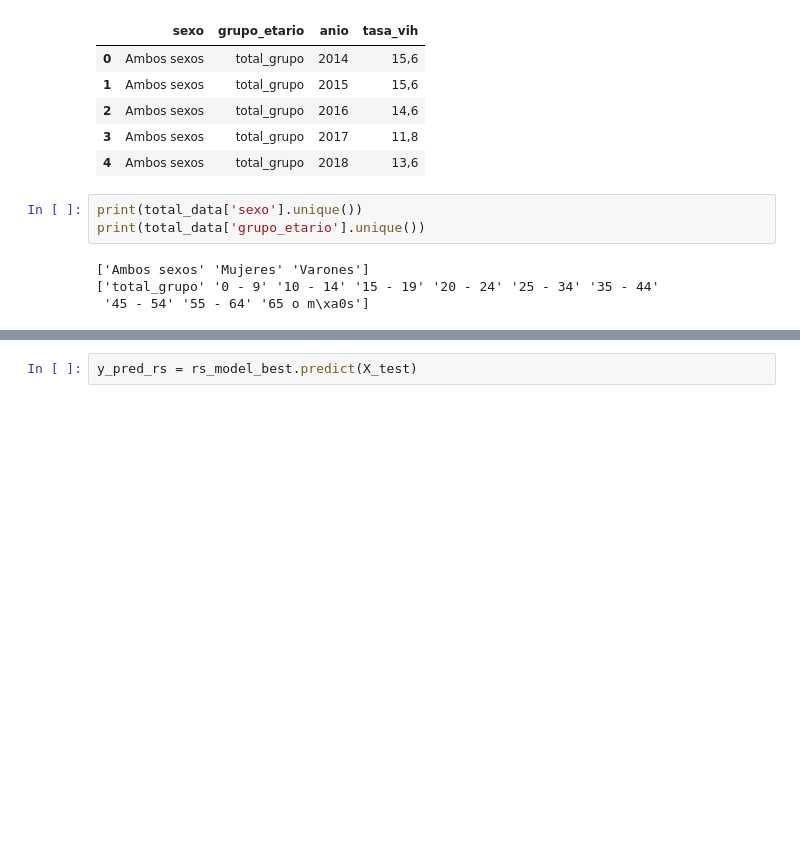
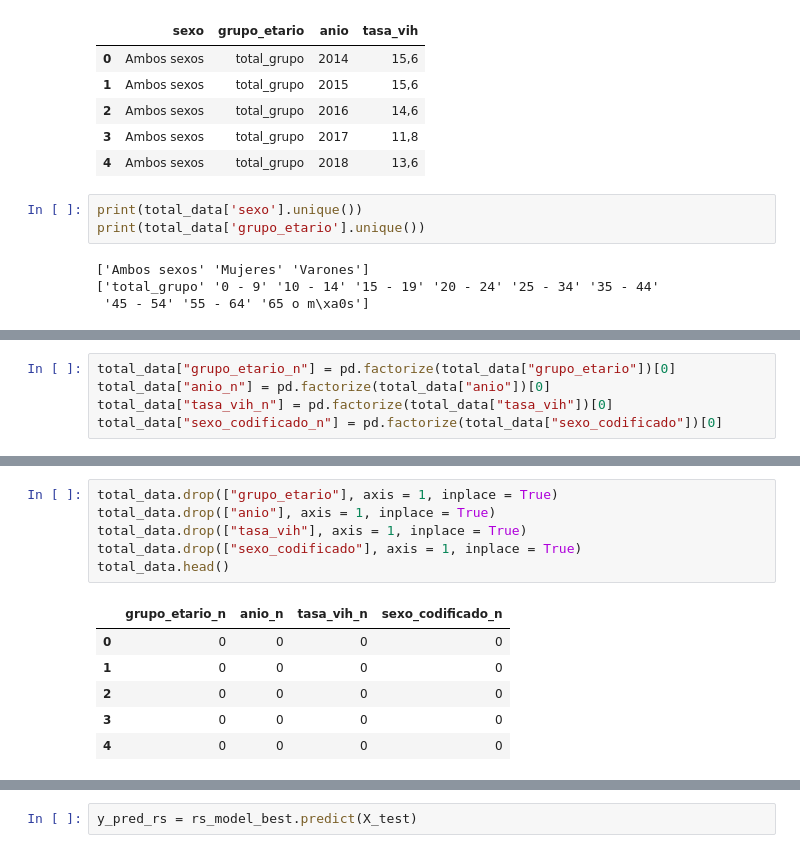
Before and after one commit to 4GeeksAcademy/app_fk, a Jupyter notebook: src/explore.ipynb, the cells around one changed output, grey strips where cells are left out. Drawn from its saved outputs; the diff is of its cells as text; blank space fills up the shorter version.

```diff
--- a/src/explore.ipynb
+++ b/src/explore.ipynb
@@ -118,0 +185,5 @@ total_data.head()
+# %%
+total_data["grupo_etario_n"] = pd.factorize(total_data["grupo_etario"])[0]
+total_data["anio_n"] = pd.factorize(total_data["anio"])[0]
+total_data["tasa_vih_n"] = pd.factorize(total_data["tasa_vih"])[0]
+total_data["sexo_codificado_n"] = pd.factorize(total_data["sexo_codificado"])[0]
@@ -119,3 +208,16 @@ total_data.head()
+# %%
+total_data.drop(["grupo_etario"], axis = 1, inplace = True)
+total_data.drop(["anio"], axis = 1, inplace = True)
+total_data.drop(["tasa_vih"], axis = 1, inplace = True)
+total_data.drop(["sexo_codificado"], axis = 1, inplace = True)
+total_data.head()
+# %% [output]
+|  | grupo_etario_n | anio_n | tasa_vih_n | sexo_codificado_n |
+| 0 | 0 | 0 | 0 | 0 |
+| 1 | 0 | 0 | 0 | 0 |
+| 2 | 0 | 0 | 0 | 0 |
+| 3 | 0 | 0 | 0 | 0 |
+| 4 | 0 | 0 | 0 | 0 |
 # %%
 from sklearn.model_selection import train_test_split
 
```
Also changed, not shown: parts of 26 cells of this notebook.
